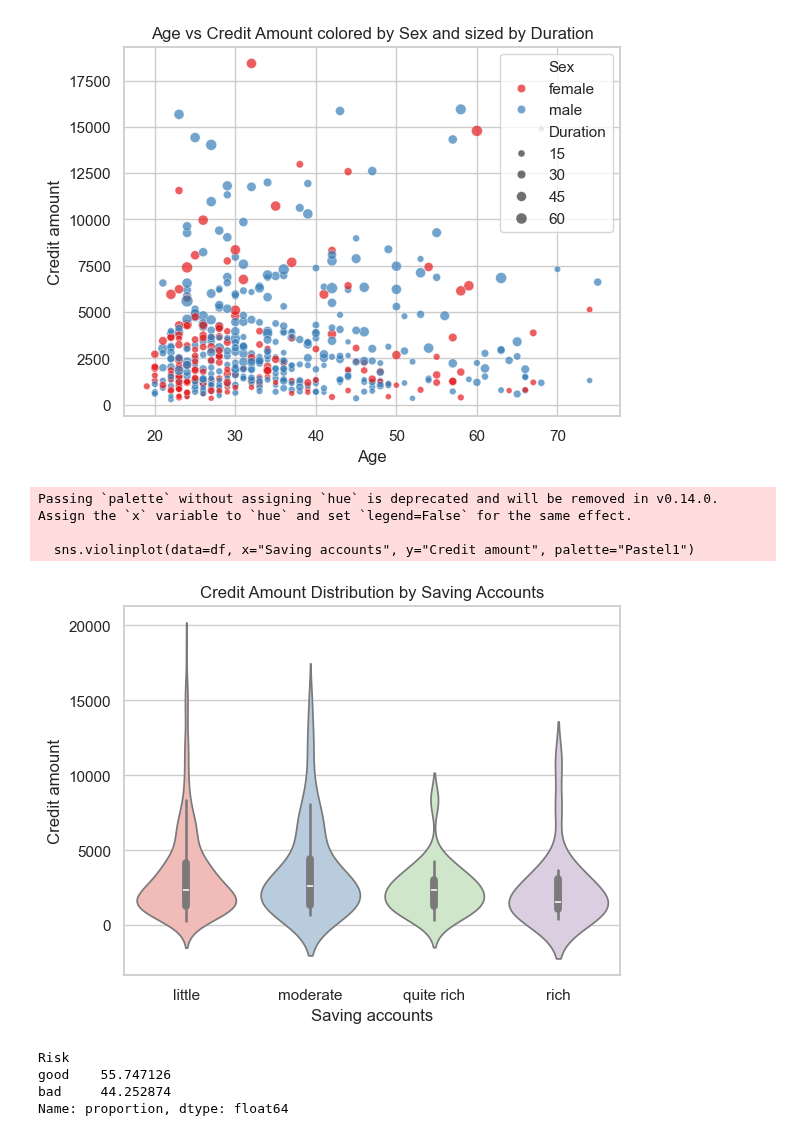
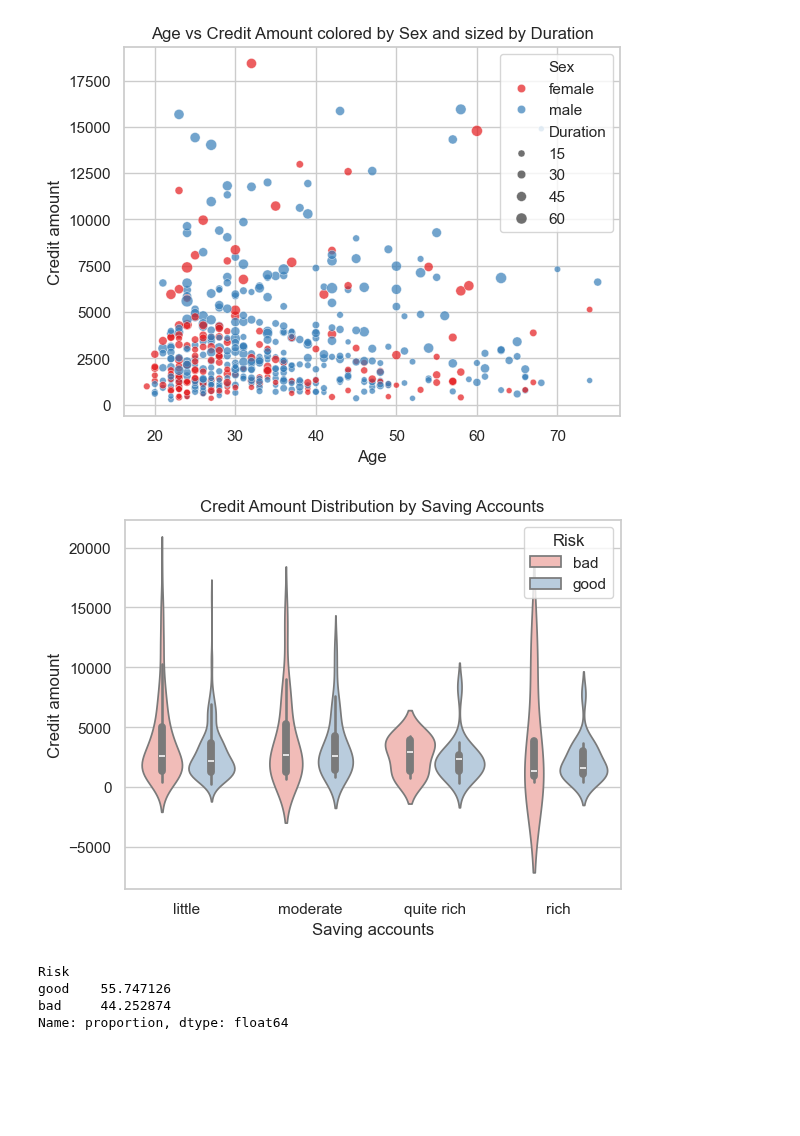
Before and after one commit to chidoakd/Credit-Risk-Modeling, a Jupyter notebook: credit_check.ipynb, the cells around one changed output. Drawn from its saved outputs; the diff is of its cells as text; code cells hidden in the pictures; blank space fills up the shorter version.

```diff
--- a/credit_check.ipynb
+++ b/credit_check.ipynb
@@ -219,14 +219,11 @@ plt.show()
 [figure]
 # %%
 # violin plot of credit amount by saving accounts
-sns.violinplot(data=df, x="Saving accounts", y="Credit amount", palette="Pastel1")
+sns.violinplot(data=df, x="Saving accounts", y="Credit amount", palette="Pastel1", hue="Risk")
 plt.title('Credit Amount Distribution by Saving Accounts')
 plt.show()
 # %% [output]
-Passing `palette` without assigning `hue` is deprecated and will be removed in v0.14.0. Assign the `x` variable to `hue` and set `legend=False` for the same effect.
-
-  sns.violinplot(data=df, x="Saving accounts", y="Credit amount", palette="Pastel1")
-[figure, old version]
+[figure, new version]
 # %%
 # show the percentage distribution of the target variable 'Risk'
 df["Risk"].value_counts(normalize=True)*100
```
